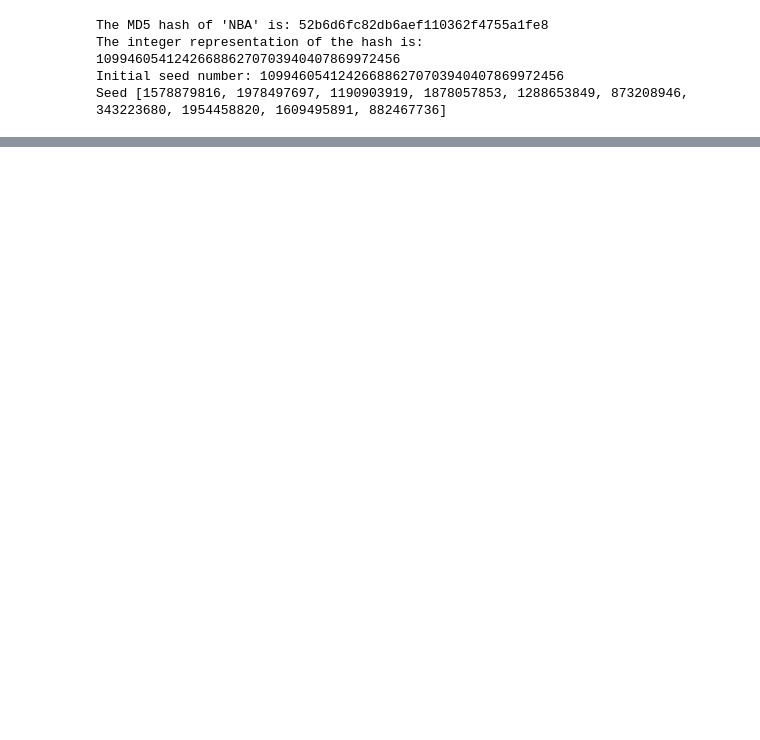
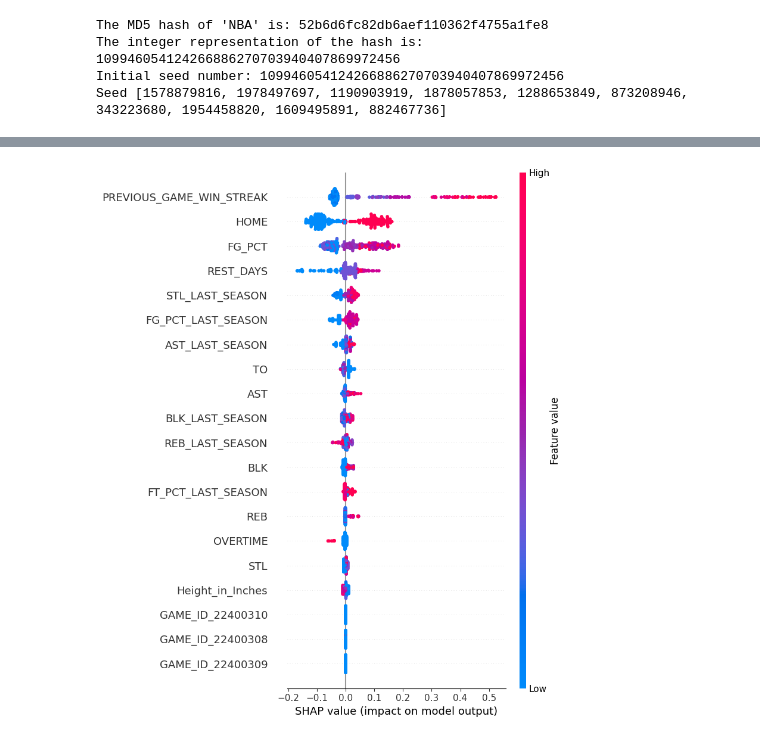
Before and after one commit to jiin-son/nba, a Jupyter notebook: NBA_Machine_Learning_(xgboost).ipynb, the cells around one changed output, grey strips where cells are left out. Saved outputs shown, nothing was run; the diff lists cells and outputs as text; code cells hidden in the pictures; blank space fills up the shorter version.

Commit message:
combining shap value

```diff
--- a/NBA_Machine_Learning_(xgboost).ipynb
+++ b/NBA_Machine_Learning_(xgboost).ipynb
@@ -337,7 +1542,7 @@ from sklearn.metrics import accuracy_score, f1_score, precision_score, recall_sc
 
 # ... (Your existing code for data loading, preprocessing, and seed generation) ...
 seed = random_numbers[1]
-X_train, X_test, y_train, y_test = train_test_split(X, y, test_size=0.2, random_state=seed)
+# X_train, X_test, y_train, y_test = train_test_split(X, y, test_size=0.2, random_state=seed)
 
 # Define objective function for Optuna
 def objective(trial):
@@ -346,13 +1551,14 @@ def objective(trial):
         'objective': 'binary:logistic',  # For binary classification
         'eval_metric': 'logloss',
         'learning_rate': trial.suggest_float("learning_rate", 0.01, 0.3),
-        'max_depth': trial.suggest_int("max_depth", 3, 10),
+        'max_depth': trial.suggest_int("max_depth", 3, 100),
         'subsample': trial.suggest_float("subsample", 0.5, 1.0),
         'colsample_bytree': trial.suggest_float("colsample_bytree", 0.5, 1.0),
         'n_estimators': trial.suggest_int("n_estimators", 50, 500),
         'min_child_weight': trial.suggest_int('min_child_weight', 1, 10),
         'gamma': trial.suggest_float('gamma', 0, 10),
-        'reg_alpha': trial.suggest_float('reg_alpha', 0, 10)
+        'reg_alpha': trial.suggest_float('reg_alpha', 0, 10),
+        'seed': seed,
     }
 
     dtrain = xgb.DMatrix(X_train, label=y_train)
@@ -483,4 +1671,8 @@ Parameters: { "n_estimators" } are not used.
 # %%
 explainer = shap.Explainer(xg_model, X_train)
 shap_values2 = explainer(X_test, check_additivity = False)
+# %%
+shap.summary_plot(shap_values2)
+# %% [output]
+[figure, added]
 # %%
```
Also changed, not shown: parts of 69 cells of this notebook.
